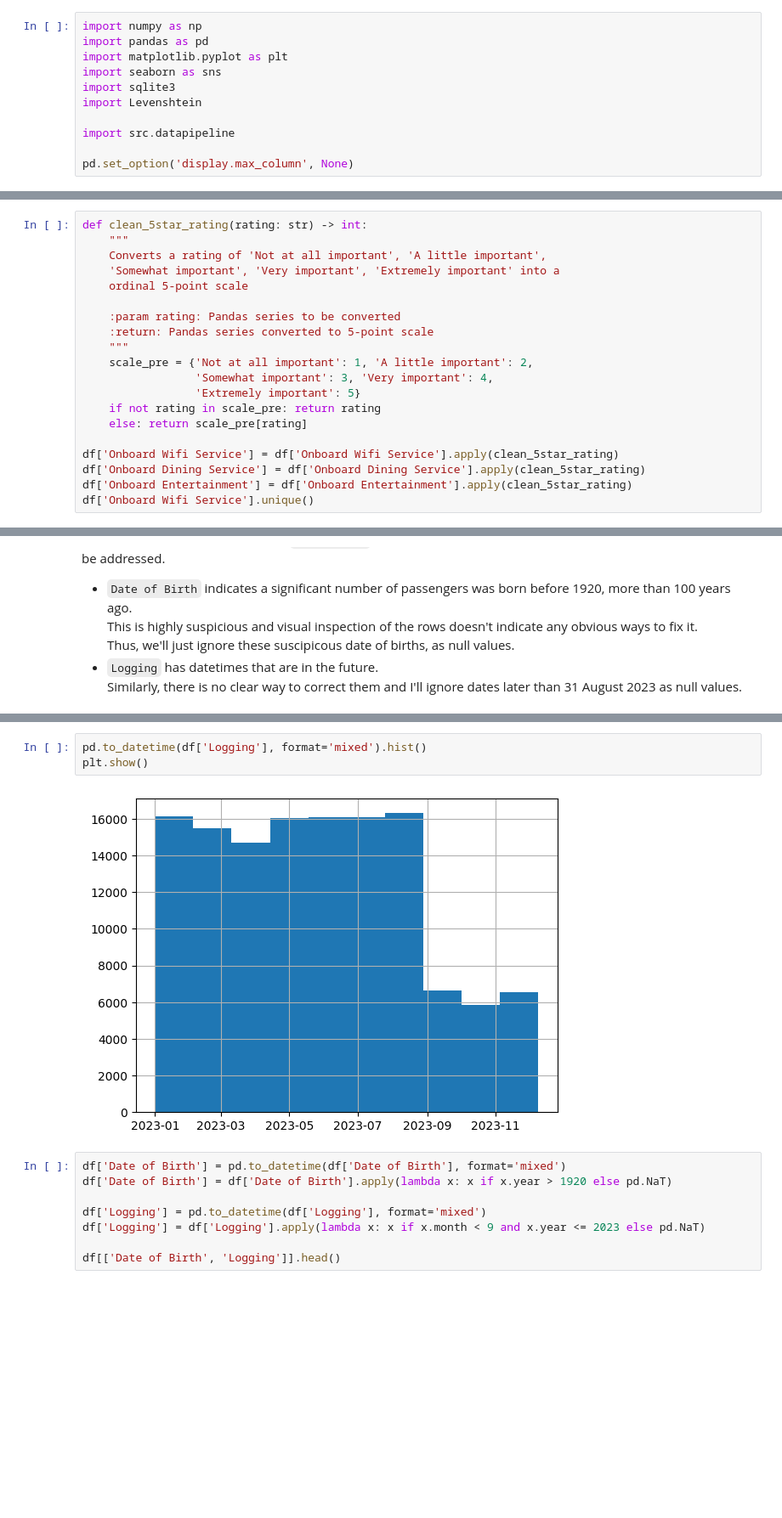
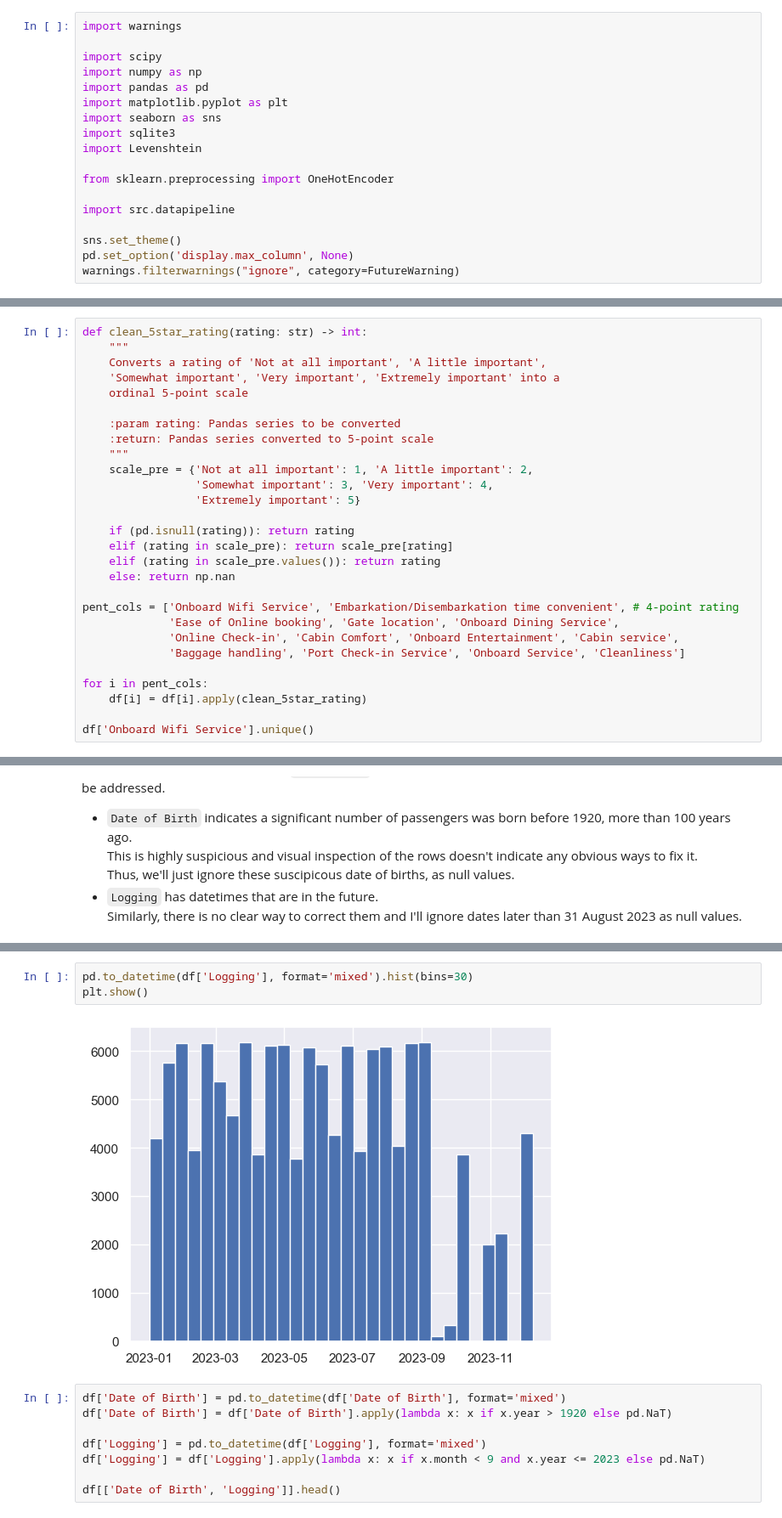
Before and after one commit to BillyLjm/AIAP-15-Assessment, a Jupyter notebook: eda.ipynb, the cells around one changed output, grey strips where cells are left out. Shown at 85% size. Drawn from its saved outputs; the diff is of its cells as text; blank space fills up the shorter version.

```diff
--- a/eda.ipynb
+++ b/eda.ipynb
@@ -2,6 +2,9 @@
 # AIAP Batch 15 Technical Assessment
 *written by Billy Lim Jun Ming*
 # %%
+import warnings
+
+import scipy
 import numpy as np
 import pandas as pd
 import matplotlib.pyplot as plt
@@ -9,6 +12,10 @@ import seaborn as sns
 import sqlite3
 import Levenshtein
 
+from sklearn.preprocessing import OneHotEncoder
+
 import src.datapipeline
 
+sns.set_theme()
 pd.set_option('display.max_column', None)
+warnings.filterwarnings("ignore", category=FutureWarning)
@@ -149,12 +168,20 @@ def clean_5star_rating(rating: str) -> int:
     scale_pre = {'Not at all important': 1, 'A little important': 2,
                  'Somewhat important': 3, 'Very important': 4,
                  'Extremely important': 5}
-    if not rating in scale_pre: return rating
-    else: return scale_pre[rating]
 
-df['Onboard Wifi Service'] = df['Onboard Wifi Service'].apply(clean_5star_rating)
-df['Onboard Dining Service'] = df['Onboard Dining Service'].apply(clean_5star_rating)
-df['Onboard Entertainment'] = df['Onboard Entertainment'].apply(clean_5star_rating)
+    if (pd.isnull(rating)): return rating
+    elif (rating in scale_pre): return scale_pre[rating]
+    elif (rating in scale_pre.values()): return rating
+    else: return np.nan
+
+pent_cols = ['Onboard Wifi Service', 'Embarkation/Disembarkation time convenient', # 4-point rating
+             'Ease of Online booking', 'Gate location', 'Onboard Dining Service',
+             'Online Check-in', 'Cabin Comfort', 'Onboard Entertainment', 'Cabin service',
+             'Baggage handling', 'Port Check-in Service', 'Onboard Service', 'Cleanliness']
+
+for i in pent_cols:
+    df[i] = df[i].apply(clean_5star_rating)
+
 df['Onboard Wifi Service'].unique()
 # %% [output]
 array([ 1.,  3., nan,  2.,  5.,  4.])
@@ -241,8 +268,8 @@ plt.show()
 # %%
-pd.to_datetime(df['Logging'], format='mixed').hist()
+pd.to_datetime(df['Logging'], format='mixed').hist(bins=30)
 plt.show()
 # %% [output]
-[figure, old version]
+[figure, new version]
 # %%
 df['Date of Birth'] = pd.to_datetime(df['Date of Birth'], format='mixed')
 df['Date of Birth'] = df['Date of Birth'].apply(lambda x: x if x.year > 1920 else pd.NaT)
```
Also changed, not shown: parts of 21 cells of this notebook, 1 other file.
